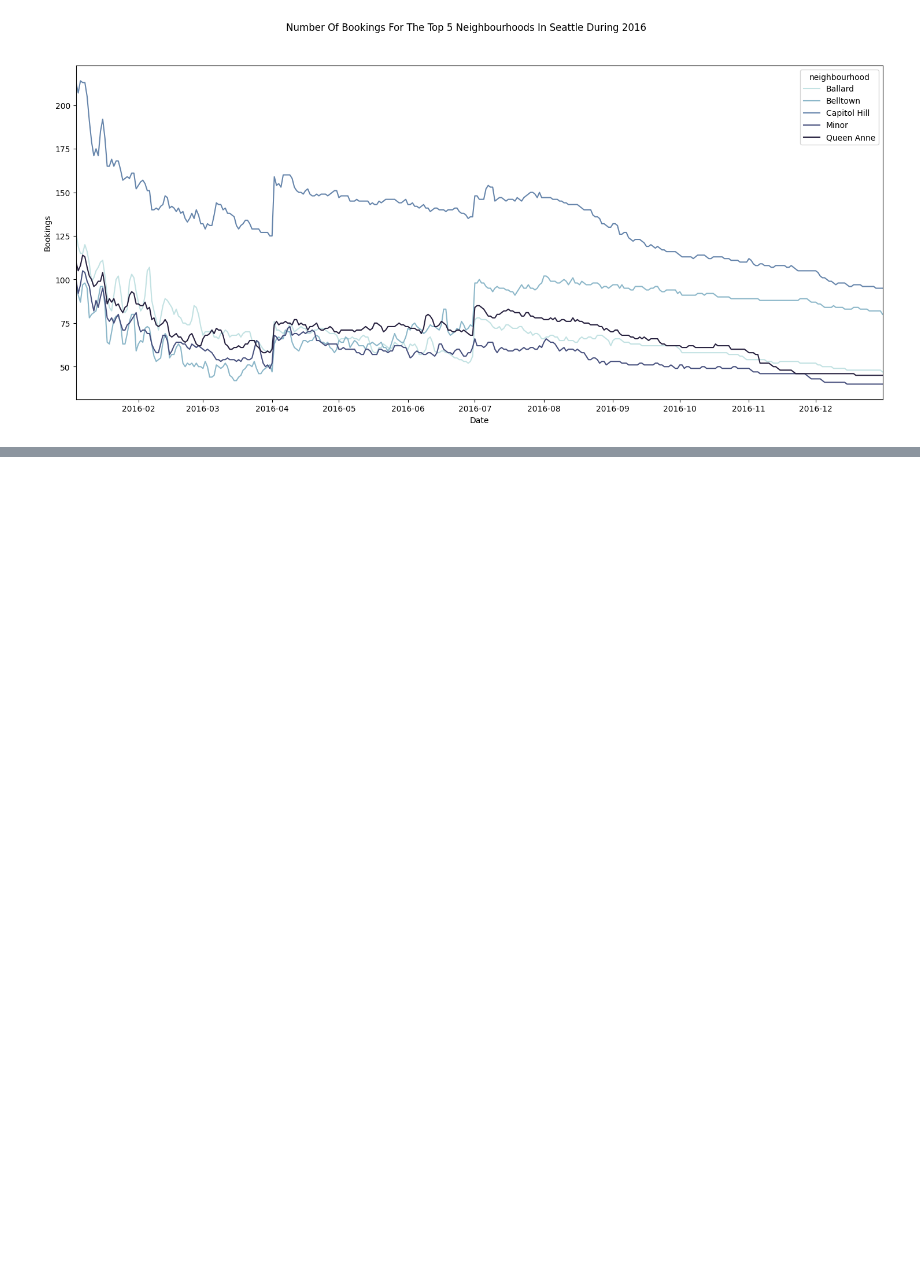
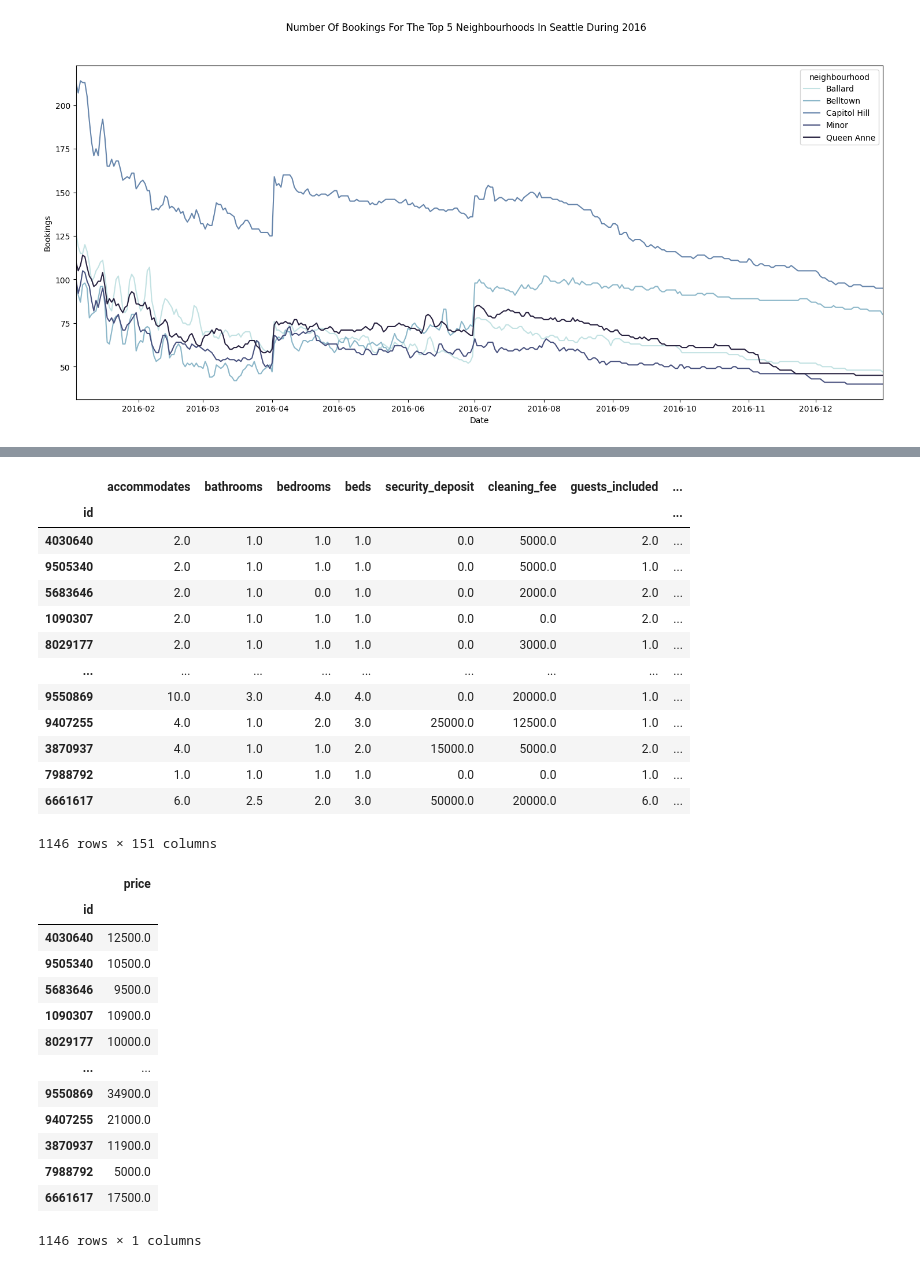
Before and after one commit to hqmG/airbnb, a Jupyter notebook: notebooks/project.ipynb, the cells around one changed output, grey strips where cells are left out. Saved outputs shown, nothing was run; the diff lists cells and outputs as text; code cells hidden in the pictures; blank space fills up the shorter version.

```diff
--- a/notebooks/project.ipynb
+++ b/notebooks/project.ipynb
@@ -351,0 +454,33 @@ X_train, X_test, y_train, y_test = train_test_split(X, y, test_size=0.3, random_
+# %%
+# Test set
+display(X_test)
+display(y_test)
+# %% [output]
+|  | accommodates | bathrooms | bedrooms | beds | security_deposit | cleaning_fee | guests_included | ... |
+| id |  |  |  |  |  |  |  | ... |
+| 4030640 | 2.0 | 1.0 | 1.0 | 1.0 | 0.0 | 5000.0 | 2.0 | ... |
+| 9505340 | 2.0 | 1.0 | 1.0 | 1.0 | 0.0 | 5000.0 | 1.0 | ... |
+| 5683646 | 2.0 | 1.0 | 0.0 | 1.0 | 0.0 | 2000.0 | 2.0 | ... |
+| 1090307 | 2.0 | 1.0 | 1.0 | 1.0 | 0.0 | 0.0 | 2.0 | ... |
+| 8029177 | 2.0 | 1.0 | 1.0 | 1.0 | 0.0 | 3000.0 | 1.0 | ... |
+| ... | ... | ... | ... | ... | ... | ... | ... | ... |
+| 9550869 | 10.0 | 3.0 | 4.0 | 4.0 | 0.0 | 20000.0 | 1.0 | ... |
+| 9407255 | 4.0 | 1.0 | 2.0 | 3.0 | 25000.0 | 12500.0 | 1.0 | ... |
+| 3870937 | 4.0 | 1.0 | 1.0 | 2.0 | 15000.0 | 5000.0 | 2.0 | ... |
+| 7988792 | 1.0 | 1.0 | 1.0 | 1.0 | 0.0 | 0.0 | 1.0 | ... |
+| 6661617 | 6.0 | 2.5 | 2.0 | 3.0 | 50000.0 | 20000.0 | 6.0 | ... |
+1146 rows × 151 columns
+|  | price |
+| id |  |
+| 4030640 | 12500.0 |
+| 9505340 | 10500.0 |
+| 5683646 | 9500.0 |
+| 1090307 | 10900.0 |
+| 8029177 | 10000.0 |
+| ... | ... |
+| 9550869 | 34900.0 |
+| 9407255 | 21000.0 |
+| 3870937 | 11900.0 |
+| 7988792 | 5000.0 |
+| 6661617 | 17500.0 |
+1146 rows × 1 columns
```
Also changed, not shown: parts of 52 cells of this notebook.
